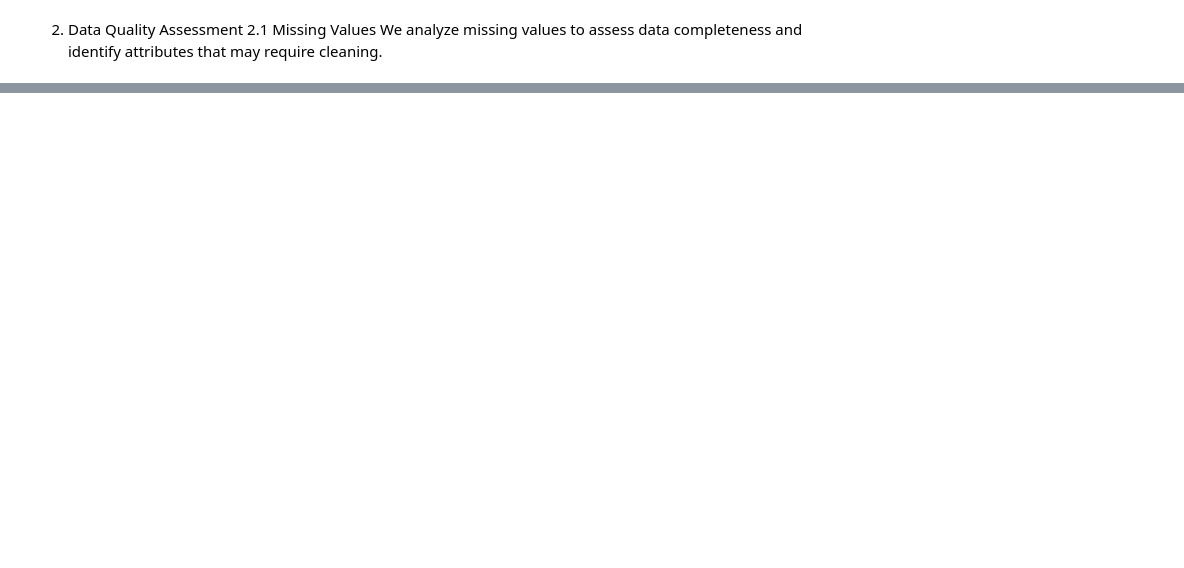
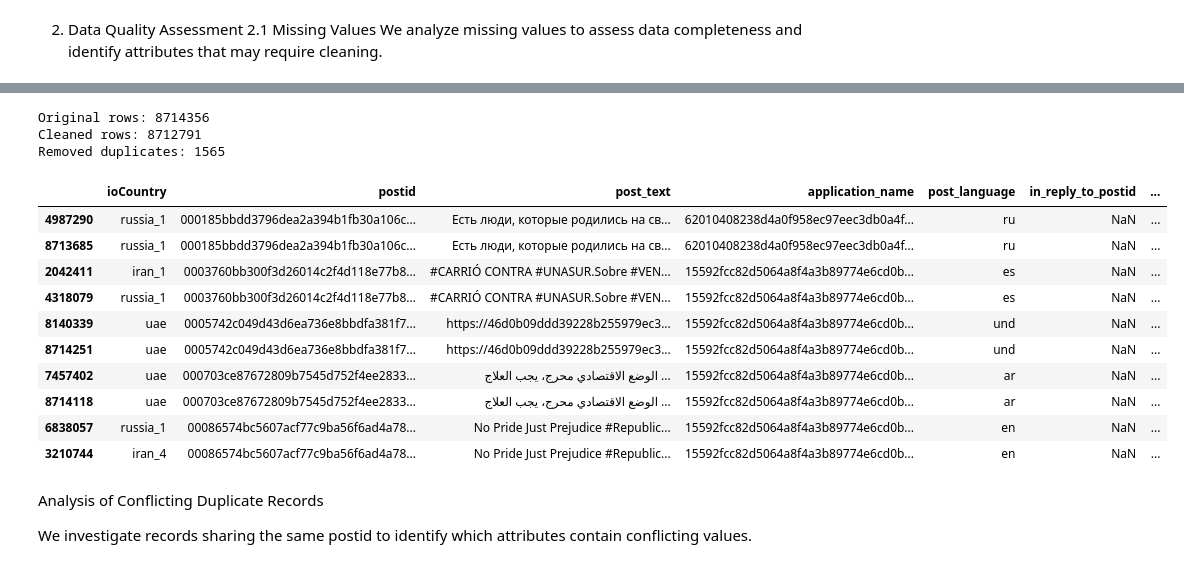
Before and after one commit to OsamaAawad/Data-Mining-Project-, a Jupyter notebook: notebooks/02-dataQualityAssessment.ipynb, the cells around one changed output, grey strips where cells are left out. Cells and saved outputs as stored; diff of their text form; code cells hidden in the pictures; blank space fills up the shorter version.

```diff
--- a/notebooks/02-dataQualityAssessment.ipynb
+++ b/notebooks/02-dataQualityAssessment.ipynb
@@ -19,0 +63,33 @@ missing_percentage.round(2)
+# %%
+# Create a working copy and remove fully duplicated records
+df_clean = df.drop_duplicates().copy()
+
+# Check the number of remaining records
+print("Original rows:", len(df))
+print("Cleaned rows:", len(df_clean))
+print("Removed duplicates:", len(df) - len(df_clean))
+# %% [output]
+Original rows: 8714356
+Cleaned rows: 8712791
+Removed duplicates: 1565
+# %%
+# Inspect records sharing the same post ID
+duplicate_posts = df[df.duplicated(subset=["postid"], keep=False)]
+
+duplicate_posts.sort_values("postid").head(10)
+# %% [output]
+|  | ioCountry | postid | post_text | application_name | post_language | in_reply_to_postid | ... |
+| 4987290 | russia_1 | 000185bbdd3796dea2a394b1fb30a106c... | Есть люди, которые родились на св... | 62010408238d4a0f958ec97eec3db0a4f... | ru | NaN | ... |
+| 8713685 | russia_1 | 000185bbdd3796dea2a394b1fb30a106c... | Есть люди, которые родились на св... | 62010408238d4a0f958ec97eec3db0a4f... | ru | NaN | ... |
+| 2042411 | iran_1 | 0003760bb300f3d26014c2f4d118e77b8... | #CARRIÓ CONTRA #UNASUR.Sobre #VEN... | 15592fcc82d5064a8f4a3b89774e6cd0b... | es | NaN | ... |
+| 4318079 | russia_1 | 0003760bb300f3d26014c2f4d118e77b8... | #CARRIÓ CONTRA #UNASUR.Sobre #VEN... | 15592fcc82d5064a8f4a3b89774e6cd0b... | es | NaN | ... |
+| 8140339 | uae | 0005742c049d43d6ea736e8bbdfa381f7... | https://46d0b09ddd39228b255979ec3... | 15592fcc82d5064a8f4a3b89774e6cd0b... | und | NaN | ... |
+| 8714251 | uae | 0005742c049d43d6ea736e8bbdfa381f7... | https://46d0b09ddd39228b255979ec3... | 15592fcc82d5064a8f4a3b89774e6cd0b... | und | NaN | ... |
+| 7457402 | uae | 000703ce87672809b7545d752f4ee2833... | الوضع الاقتصادي محرج، يجب العلاج ... | 15592fcc82d5064a8f4a3b89774e6cd0b... | ar | NaN | ... |
+| 8714118 | uae | 000703ce87672809b7545d752f4ee2833... | الوضع الاقتصادي محرج، يجب العلاج ... | 15592fcc82d5064a8f4a3b89774e6cd0b... | ar | NaN | ... |
+| 6838057 | russia_1 | 00086574bc5607acf77c9ba56f6ad4a78... | No Pride Just Prejudice #Republic... | 15592fcc82d5064a8f4a3b89774e6cd0b... | en | NaN | ... |
+| 3210744 | iran_4 | 00086574bc5607acf77c9ba56f6ad4a78... | No Pride Just Prejudice #Republic... | 15592fcc82d5064a8f4a3b89774e6cd0b... | en | NaN | ... |
+# %% [markdown]
+Analysis of Conflicting Duplicate Records
+
+We investigate records sharing the same postid to identify which attributes contain conflicting values.
```
Also changed, not shown: parts of 52 cells of this notebook, 1 other file.
